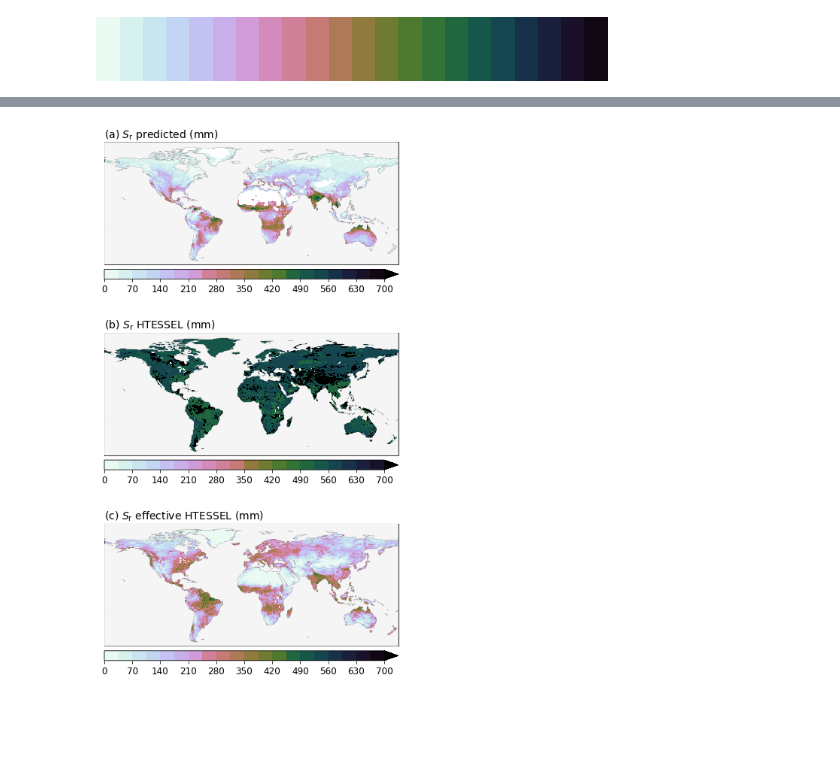
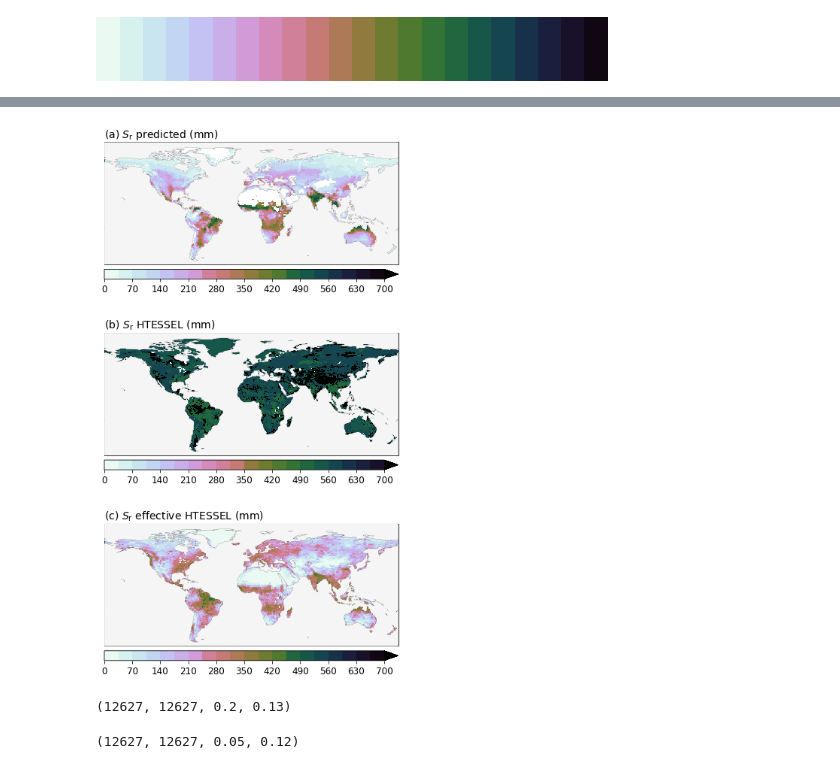
Before and after one commit to fvanoorschot/global_sr_module, a Jupyter notebook: figure_for_thesis_conclusion.ipynb, the cells around one changed output, grey strips where cells are left out. Cells and saved outputs as stored; diff of their text form; code cells hidden in the pictures; blank space fills up the shorter version.

```diff
--- a/figure_for_thesis_conclusion.ipynb
+++ b/figure_for_thesis_conclusion.ipynb
@@ -200,8 +144,8 @@ for i in range(20):
 pss = xr.concat(ps, dim='z')
 pss = pss.max(dim='z')
 # %%
-# sr predicted mean
-p = xr.open_dataset(f'{work_dir}/output/gridded_sr/data_xr_mean.nc')
+# plot sr
+p = xr.open_dataset(f'{work_dir}/output/gridded_sr/sr_predicted_map_T255.nc')
 
 bounds = np.linspace(0,700,21)
 bounds2 = np.linspace(0,700,11)
@@ -215,7 +159,7 @@ ax.add_feature(cartopy.feature.OCEAN, zorder=100,facecolor='whitesmoke', edgecol
 ax.set_global()
 ax.set_xlim(-180,180)
 ax.set_ylim(-60,90)
-a = p.sr_p.plot(ax=ax, cmap=cmap_sr,levels=bounds, add_colorbar=False)
+a = p.sr.plot(ax=ax, cmap=cmap_sr,levels=bounds, add_colorbar=False)
 cbar = plt.colorbar(a, orientation='horizontal',spacing='proportional',extend='max', pad=0.01,aspect=30,ticks=bounds2)
 cbar.ax.tick_params(labelsize=12)
 cbar.set_label(label='',size=12)
@@ -233,31 +177,31 @@ ax.add_feature(cartopy.feature.OCEAN, zorder=100,facecolor='whitesmoke', edgecol
 ax.set_global()
 ax.set_xlim(-180,180)
 ax.set_ylim(-60,90)
 a= st.SLT[0].plot(ax=ax,levels=bounds, add_colorbar=False,cmap=cmap_sr)
 cbar = plt.colorbar(a, orientation='horizontal',spacing='proportional',extend='max', pad=0.01,aspect=30,ticks=bounds2)
 cbar.ax.tick_params(labelsize=12)
 cbar.set_label(label='',size=12)
 ax.set_title('')
 ax.set_title('(b) $S_\mathrm{r}$ HTESSEL (mm)',size=14,loc='left')
 
 # HTESSEL based on soiltypes
 # bounds = np.linspace(0,500,21)
 # bounds2 = np.linspace(0,500,11)
 # norm = mpl.colors.BoundaryNorm(bounds, cmap_sr.N)
 
 ax = fig2.add_subplot(313,projection=ccrs.PlateCarree())
 ax.coastlines(linewidth=0.1)
 ax.add_feature(cartopy.feature.OCEAN, zorder=100,facecolor='whitesmoke', edgecolor='k',linewidth=0.1)
 ax.set_global()
 ax.set_xlim(-180,180)
 ax.set_ylim(-60,90)
 a= pss.plot(ax=ax,levels=bounds, add_colorbar=False,cmap=cmap_sr)
 cbar = plt.colorbar(a, orientation='horizontal',spacing='proportional',extend='max', pad=0.01,aspect=30,ticks=bounds2)
 cbar.ax.tick_params(labelsize=12)
 cbar.set_label(label='',size=12)
 ax.set_title('')
 ax.set_title('(c) $S_\mathrm{r}$ effective HTESSEL (mm)',size=14,loc='left')
 
 fig2.savefig(f'{work_dir2}/phd_thesis/sr_comparison_conclusions.jpg',bbox_inches='tight',dpi=600)
 # %% [output]
-[figure, old version]
+[figure, new version]
@@ -263,0 +222,10 @@ fig2.savefig(f'{work_dir2}/phd_thesis/sr_comparison_conclusions.jpg',bbox_inches
+# %%
+x,y = p.sr,pss
+correlations(x,y)
+# %% [output]
+(12627, 12627, 0.2, 0.13)
+# %%
+x,y =  p.sr,st.SLT[0]
+correlations(x,y)
+# %% [output]
+(12627, 12627, 0.05, 0.12)
```
Also changed, not shown: parts of 12 cells of this notebook.
